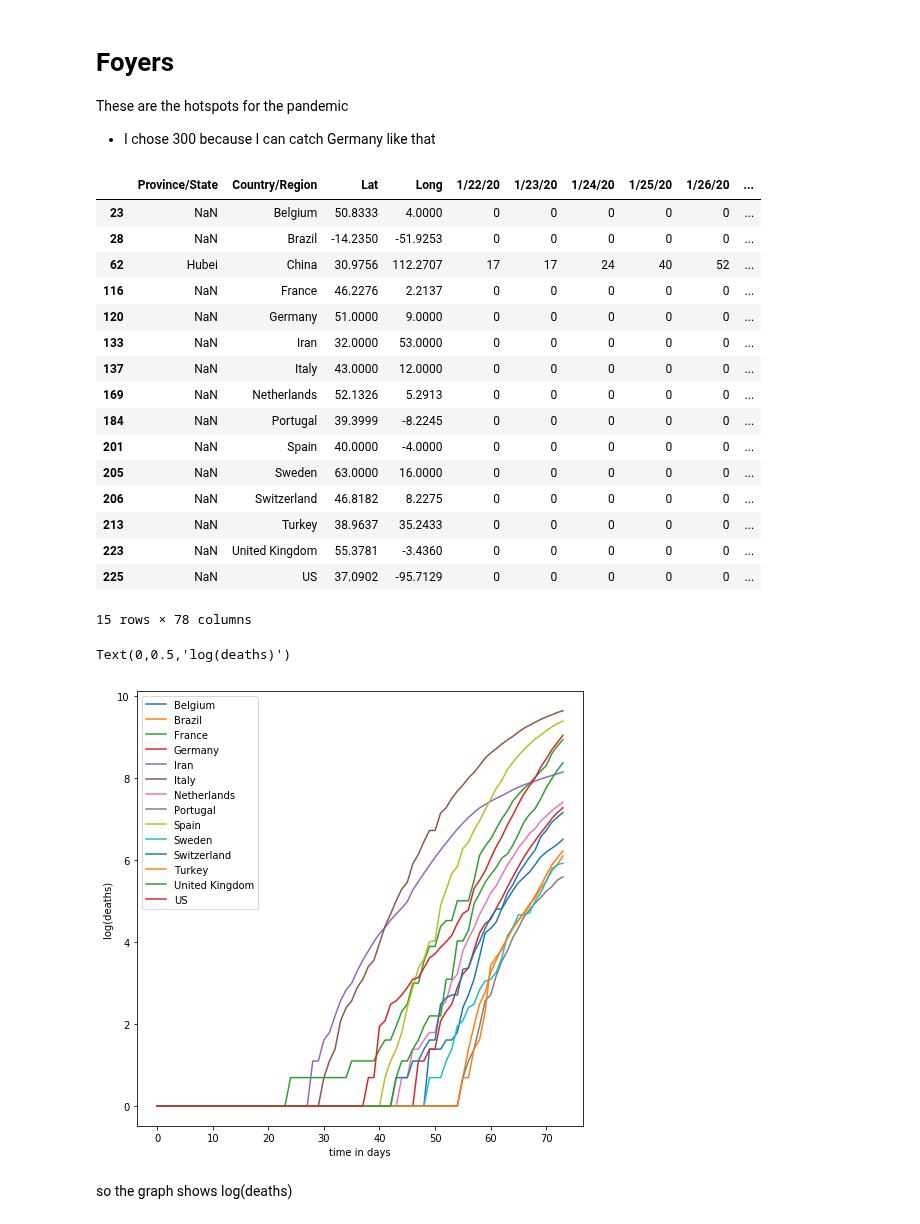
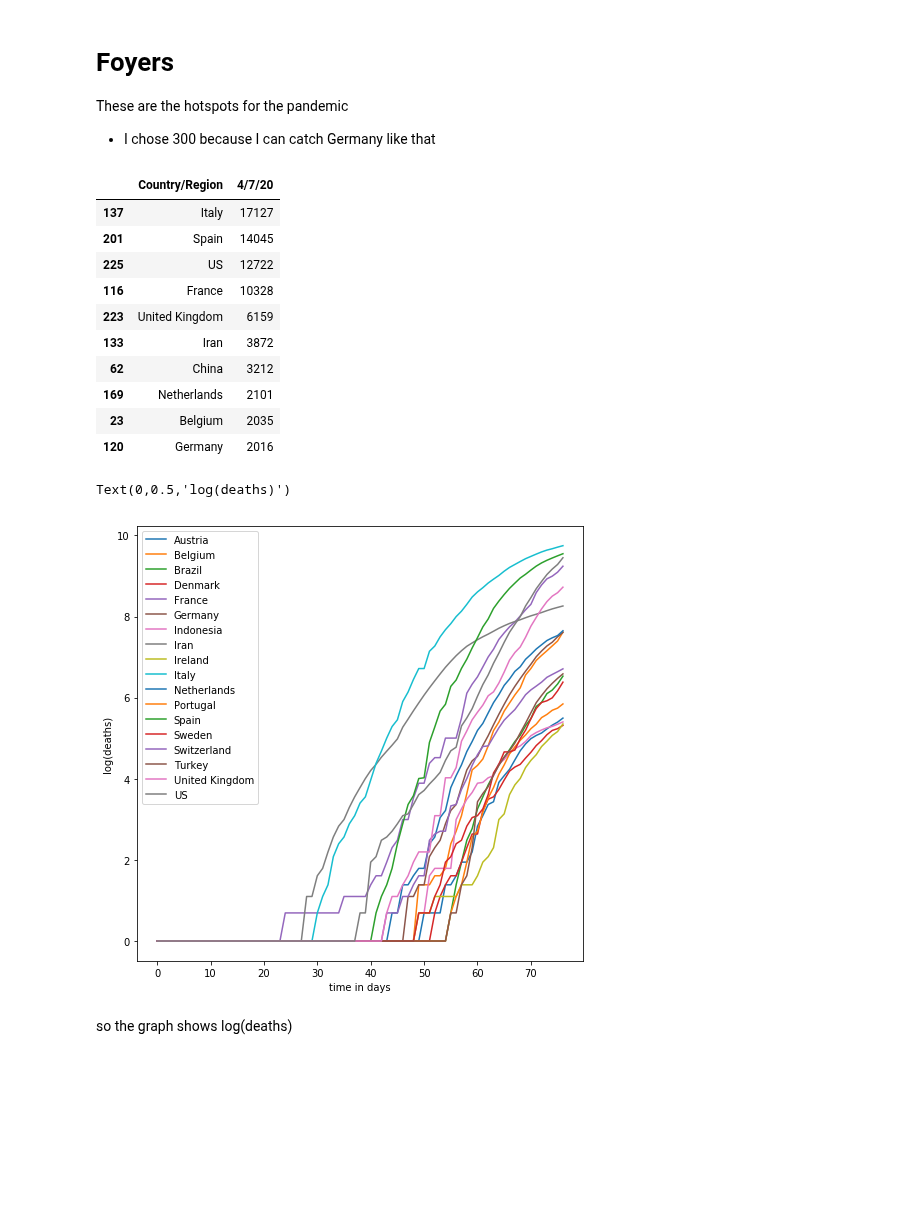
Before and after one commit to macbuse/just-math, a Jupyter notebook: covid_mortality.ipynb, the cells around one changed output. Saved outputs shown, nothing was run; the diff lists cells and outputs as text; code cells hidden in the pictures; blank space fills up the shorter version.

```diff
--- a/covid_mortality.ipynb
+++ b/covid_mortality.ipynb
@@ -58,26 +58,21 @@ df[df["Country/Region"] == 'South Korea']
 These are the hotspots for the pandemic
 - I chose 300 because I can catch Germany like that
 # %%
-foyers = df[df[df.columns[-1]] > 200]
-foyers
+foyers = df[df[df.columns[-1]] > 300]
+foyers.sort_values(by=foyers.columns[-1],
+                   ascending=False).iloc[:10,[1,-1]]
 # %% [output]
-|  | Province/State | Country/Region | Lat | Long | 1/22/20 | 1/23/20 | 1/24/20 | 1/25/20 | 1/26/20 | ... |
-| 23 | NaN | Belgium | 50.8333 | 4.0000 | 0 | 0 | 0 | 0 | 0 | ... |
-| 28 | NaN | Brazil | -14.2350 | -51.9253 | 0 | 0 | 0 | 0 | 0 | ... |
-| 62 | Hubei | China | 30.9756 | 112.2707 | 17 | 17 | 24 | 40 | 52 | ... |
-| 116 | NaN | France | 46.2276 | 2.2137 | 0 | 0 | 0 | 0 | 0 | ... |
-| 120 | NaN | Germany | 51.0000 | 9.0000 | 0 | 0 | 0 | 0 | 0 | ... |
-| 133 | NaN | Iran | 32.0000 | 53.0000 | 0 | 0 | 0 | 0 | 0 | ... |
-| 137 | NaN | Italy | 43.0000 | 12.0000 | 0 | 0 | 0 | 0 | 0 | ... |
-| 169 | NaN | Netherlands | 52.1326 | 5.2913 | 0 | 0 | 0 | 0 | 0 | ... |
-| 184 | NaN | Portugal | 39.3999 | -8.2245 | 0 | 0 | 0 | 0 | 0 | ... |
-| 201 | NaN | Spain | 40.0000 | -4.0000 | 0 | 0 | 0 | 0 | 0 | ... |
-| 205 | NaN | Sweden | 63.0000 | 16.0000 | 0 | 0 | 0 | 0 | 0 | ... |
-| 206 | NaN | Switzerland | 46.8182 | 8.2275 | 0 | 0 | 0 | 0 | 0 | ... |
-| 213 | NaN | Turkey | 38.9637 | 35.2433 | 0 | 0 | 0 | 0 | 0 | ... |
-| 223 | NaN | United Kingdom | 55.3781 | -3.4360 | 0 | 0 | 0 | 0 | 0 | ... |
-| 225 | NaN | US | 37.0902 | -95.7129 | 0 | 0 | 0 | 0 | 0 | ... |
+|  | Country/Region | 4/7/20 |
+| 137 | Italy | 17127 |
+| 201 | Spain | 14045 |
+| 225 | US | 12722 |
+| 116 | France | 10328 |
+| 223 | United Kingdom | 6159 |
+| 133 | Iran | 3872 |
+| 62 | China | 3212 |
+| 169 | Netherlands | 2101 |
+| 23 | Belgium | 2035 |
+| 120 | Germany | 2016 |
-15 rows × 78 columns
 # %%
 fig, ax = plt.subplots()
 fig.set_size_inches(8,8)
@@ -93,7 +88,7 @@ plt.xlabel('time in days')
 plt.ylabel('log(deaths)')
 # %% [output]
 Text(0,0.5,'log(deaths)')
-[figure, old version]
+[figure, new version]
 # %% [markdown]
 so the graph shows log(deaths)
 # %%
```
Also changed, not shown: parts of 14 cells of this notebook.
